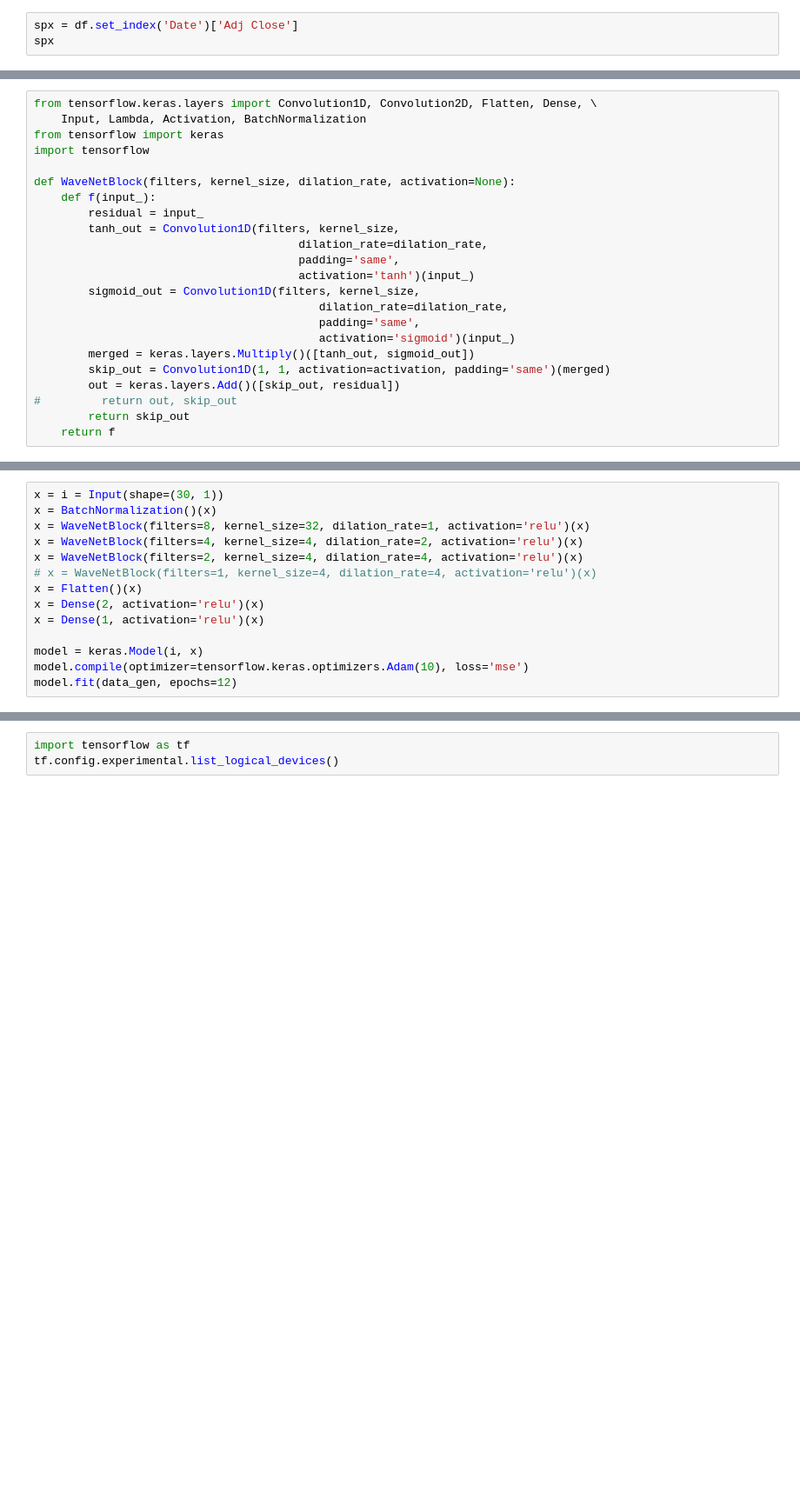
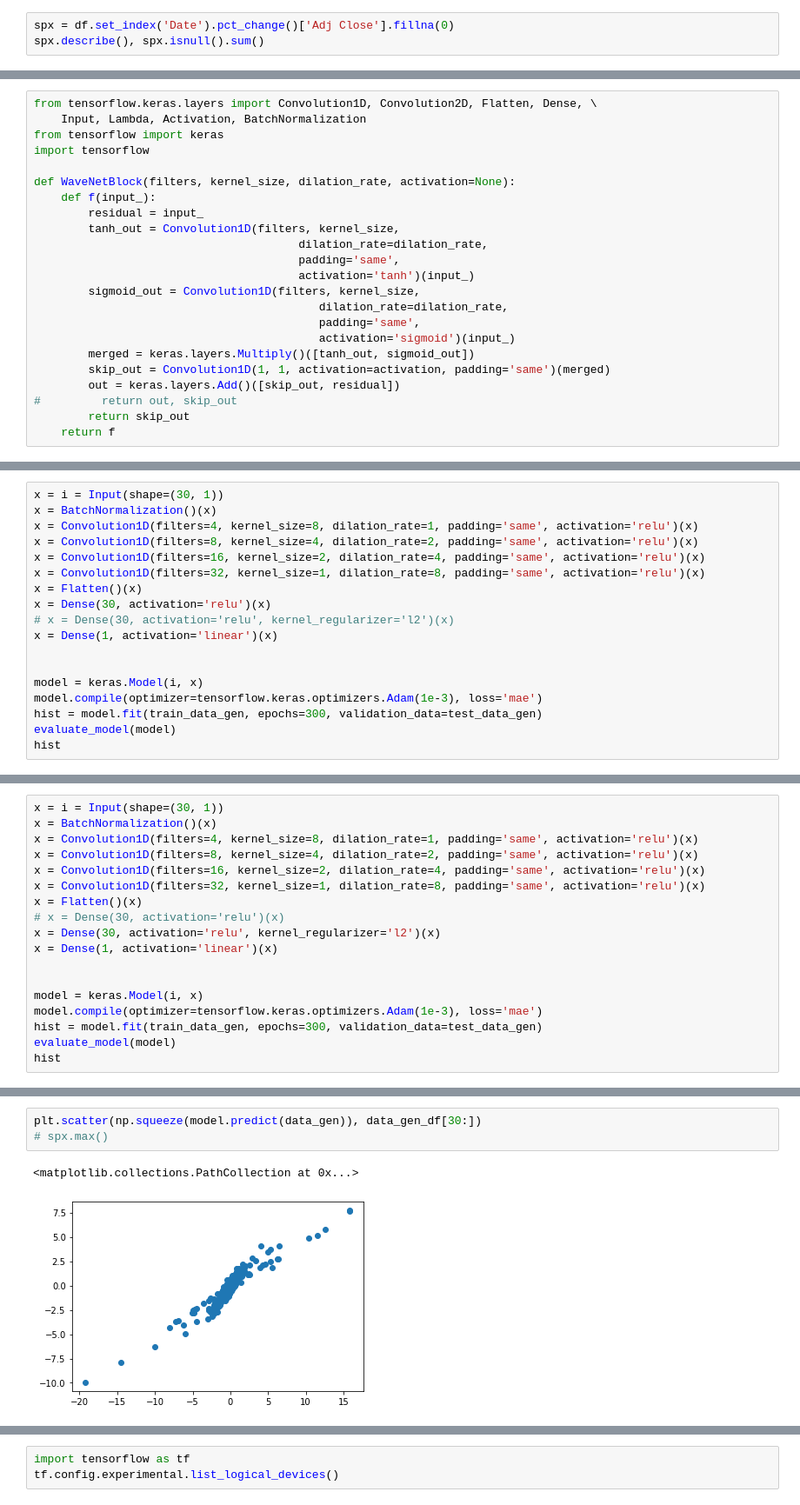
Before and after one commit to navin9292/Google_Wavenet-_Model, a Jupyter notebook: wavenet.ipynb, the cells around one changed output, grey strips where cells are left out. Shown at 87% size. Saved outputs shown, nothing was run; the diff lists cells and outputs as text; blank space fills up the shorter version.

Commit message:
relu

```diff
--- a/wavenet.ipynb
+++ b/wavenet.ipynb
@@ -4,6 +6,6 @@ import numpy as np
 # %%
 df = pd.read_csv('GSPC_2015_2020.csv')
 # %%
-spx = df.set_index('Date')['Adj Close']
-spx
+spx = df.set_index('Date').pct_change()['Adj Close'].fillna(0)
+spx.describe(), spx.isnull().sum()
 # %% [output]
@@ -55,15 +163,19 @@ def WaveNetBlock(filters, kernel_size, dilation_rate, activation=None):
 # %%
 x = i = Input(shape=(30, 1))
 x = BatchNormalization()(x)
-x = WaveNetBlock(filters=8, kernel_size=32, dilation_rate=1, activation='relu')(x)
-x = WaveNetBlock(filters=4, kernel_size=4, dilation_rate=2, activation='relu')(x)
-x = WaveNetBlock(filters=2, kernel_size=4, dilation_rate=4, activation='relu')(x)
-# x = WaveNetBlock(filters=1, kernel_size=4, dilation_rate=4, activation='relu')(x)
+x = Convolution1D(filters=4, kernel_size=8, dilation_rate=1, padding='same', activation='relu')(x)
+x = Convolution1D(filters=8, kernel_size=4, dilation_rate=2, padding='same', activation='relu')(x)
+x = Convolution1D(filters=16, kernel_size=2, dilation_rate=4, padding='same', activation='relu')(x)
+x = Convolution1D(filters=32, kernel_size=1, dilation_rate=8, padding='same', activation='relu')(x)
 x = Flatten()(x)
-x = Dense(2, activation='relu')(x)
-x = Dense(1, activation='relu')(x)
+x = Dense(30, activation='relu')(x)
+# x = Dense(30, activation='relu', kernel_regularizer='l2')(x)
+x = Dense(1, activation='linear')(x)
+
 
 model = keras.Model(i, x)
-model.compile(optimizer=tensorflow.keras.optimizers.Adam(10), loss='mse')
-model.fit(data_gen, epochs=12)
+model.compile(optimizer=tensorflow.keras.optimizers.Adam(1e-3), loss='mae')
+hist = model.fit(train_data_gen, epochs=300, validation_data=test_data_gen)
+evaluate_model(model)
+hist
 # %% [output]
@@ -99,0 +200,18 @@ data_gen_df['close'].diff().sum()
+# %%
+x = i = Input(shape=(30, 1))
+x = BatchNormalization()(x)
+x = Convolution1D(filters=4, kernel_size=8, dilation_rate=1, padding='same', activation='relu')(x)
+x = Convolution1D(filters=8, kernel_size=4, dilation_rate=2, padding='same', activation='relu')(x)
+x = Convolution1D(filters=16, kernel_size=2, dilation_rate=4, padding='same', activation='relu')(x)
+x = Convolution1D(filters=32, kernel_size=1, dilation_rate=8, padding='same', activation='relu')(x)
+x = Flatten()(x)
+# x = Dense(30, activation='relu')(x)
+x = Dense(30, activation='relu', kernel_regularizer='l2')(x)
+x = Dense(1, activation='linear')(x)
+
+
+model = keras.Model(i, x)
+model.compile(optimizer=tensorflow.keras.optimizers.Adam(1e-3), loss='mae')
+hist = model.fit(train_data_gen, epochs=300, validation_data=test_data_gen)
+evaluate_model(model)
+hist
@@ -99,0 +237,6 @@ data_gen_df['close'].diff().sum()
+# %%
+plt.scatter(np.squeeze(model.predict(data_gen)), data_gen_df[30:])
+# spx.max()
+# %% [output]
+<matplotlib.collections.PathCollection at 0x...>
+[figure, added]
```
Also changed, not shown: parts of 16 cells of this notebook.
